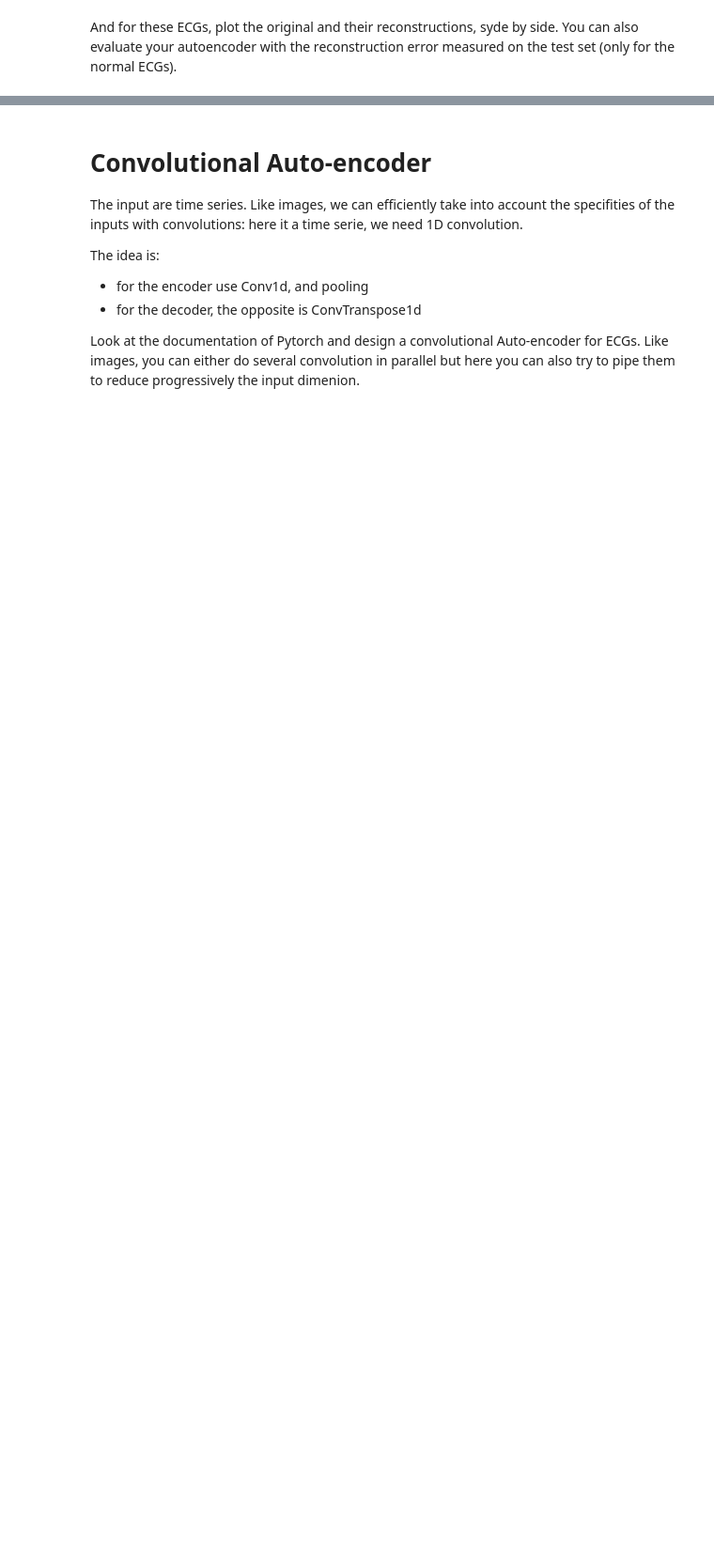
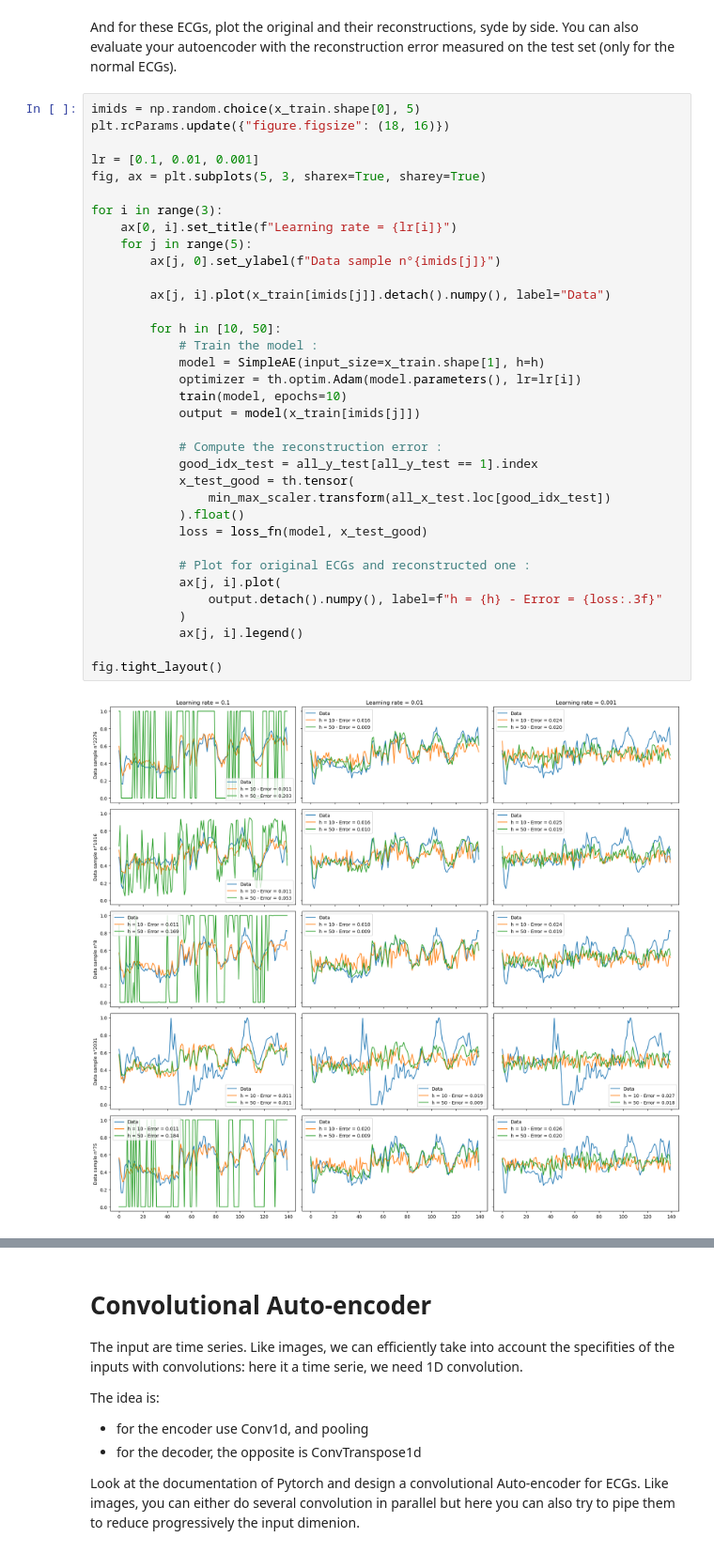
Before and after one commit to caalec/Deep-Learning, a Jupyter notebook: DL2A-Anomaly-detection-ECG.ipynb, the cells around one changed output, grey strips where cells are left out. Shown at 94% size. Cells and saved outputs as stored; diff of their text form; blank space fills up the shorter version.

```diff
--- a/DL2A-Anomaly-detection-ECG.ipynb
+++ b/DL2A-Anomaly-detection-ECG.ipynb
@@ -273,2 +324,39 @@ imids = np.random.choice(x_train.shape[0],10)
 # %% [markdown]
 And for these ECGs, plot the original and their reconstructions, syde by side. You can also evaluate your autoencoder with the reconstruction error measured on the test set (only for the normal ECGs).
+# %%
+imids = np.random.choice(x_train.shape[0], 5)
+plt.rcParams.update({"figure.figsize": (18, 16)})
+
+lr = [0.1, 0.01, 0.001]
+fig, ax = plt.subplots(5, 3, sharex=True, sharey=True)
+
+for i in range(3):
+    ax[0, i].set_title(f"Learning rate = {lr[i]}")
+    for j in range(5):
+        ax[j, 0].set_ylabel(f"Data sample n°{imids[j]}")
+
+        ax[j, i].plot(x_train[imids[j]].detach().numpy(), label="Data")
+
+        for h in [10, 50]:
+            # Train the model :
+            model = SimpleAE(input_size=x_train.shape[1], h=h)
+            optimizer = th.optim.Adam(model.parameters(), lr=lr[i])
+            train(model, epochs=10)
+            output = model(x_train[imids[j]])
+
+            # Compute the reconstruction error :
+            good_idx_test = all_y_test[all_y_test == 1].index
+            x_test_good = th.tensor(
+                min_max_scaler.transform(all_x_test.loc[good_idx_test])
+            ).float()
+            loss = loss_fn(model, x_test_good)
+
+            # Plot for original ECGs and reconstructed one :
+            ax[j, i].plot(
+                output.detach().numpy(), label=f"h = {h} - Error = {loss:.3f}"
+            )
+            ax[j, i].legend()
+
+fig.tight_layout()
+# %% [output]
+[figure, added]
```
Also changed, not shown: parts of 25 cells of this notebook.
